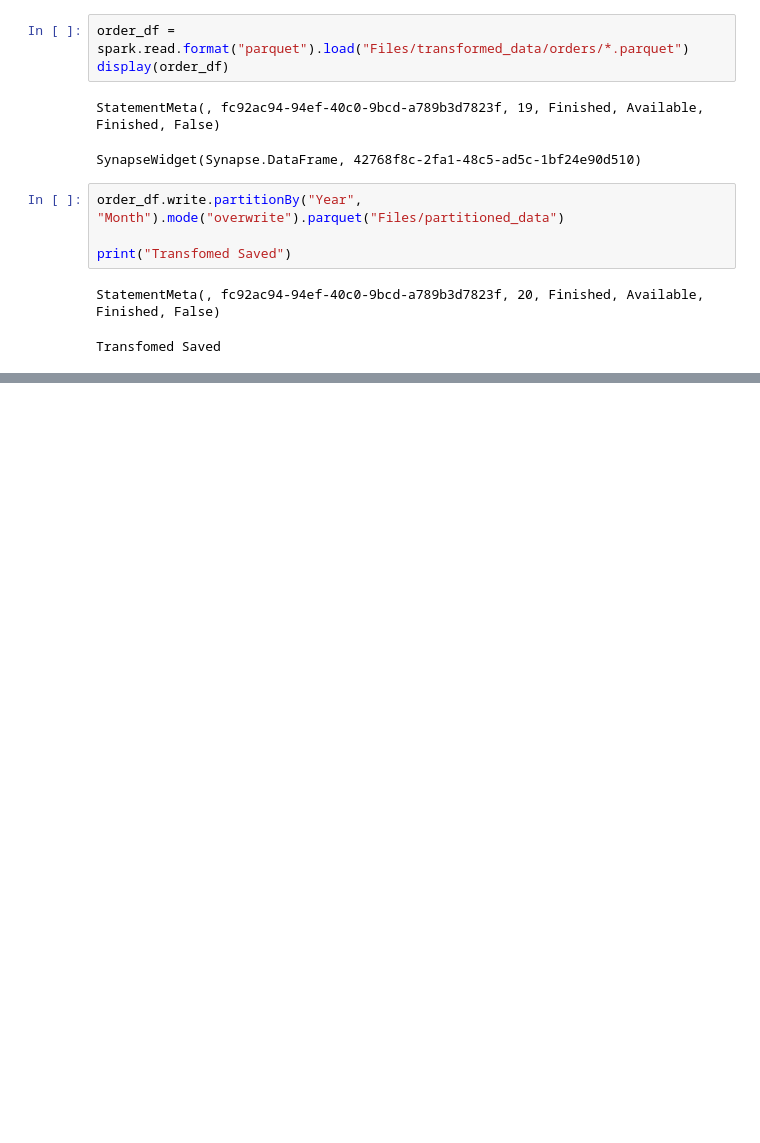
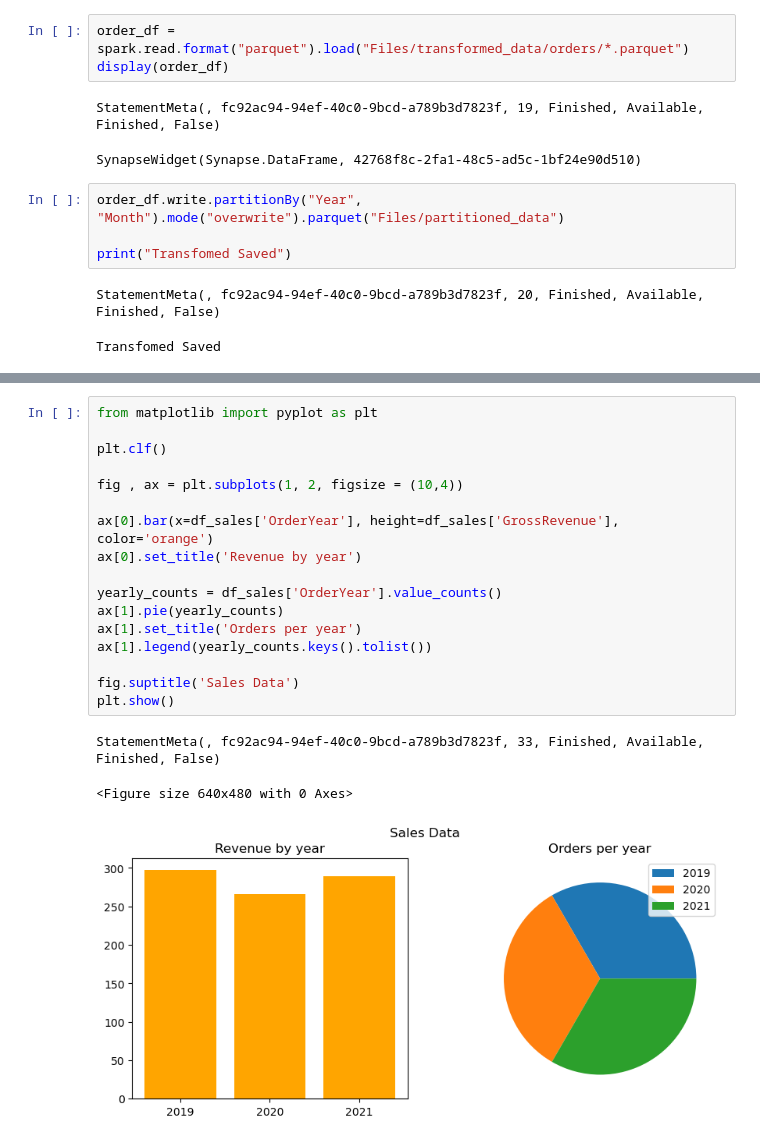
Before and after one commit to jnybrahma/Azure_Fabric_Data, a Jupyter notebook: SparkDataAnalysisNotebook.ipynb, the cells around one changed output, grey strips where cells are left out. Drawn from its saved outputs; the diff is of its cells as text; blank space fills up the shorter version.

```diff
--- a/SparkDataAnalysisNotebook.ipynb
+++ b/SparkDataAnalysisNotebook.ipynb
@@ -118,0 +218,21 @@ Transfomed Saved
+# %%
+from matplotlib import pyplot as plt
+
+plt.clf()
+
+fig , ax = plt.subplots(1, 2, figsize = (10,4))
+
+ax[0].bar(x=df_sales['OrderYear'], height=df_sales['GrossRevenue'], color='orange')
+ax[0].set_title('Revenue by year')
+
+yearly_counts = df_sales['OrderYear'].value_counts()
+ax[1].pie(yearly_counts)
+ax[1].set_title('Orders per year')
+ax[1].legend(yearly_counts.keys().tolist())
+
+fig.suptitle('Sales Data')
+plt.show()
+# %% [output]
+StatementMeta(, fc92ac94-94ef-40c0-9bcd-a789b3d7823f, 33, Finished, Available, Finished, False)
+<Figure size 640x480 with 0 Axes>
+[figure, added]
```
Also changed, not shown: parts of 11 cells of this notebook.
